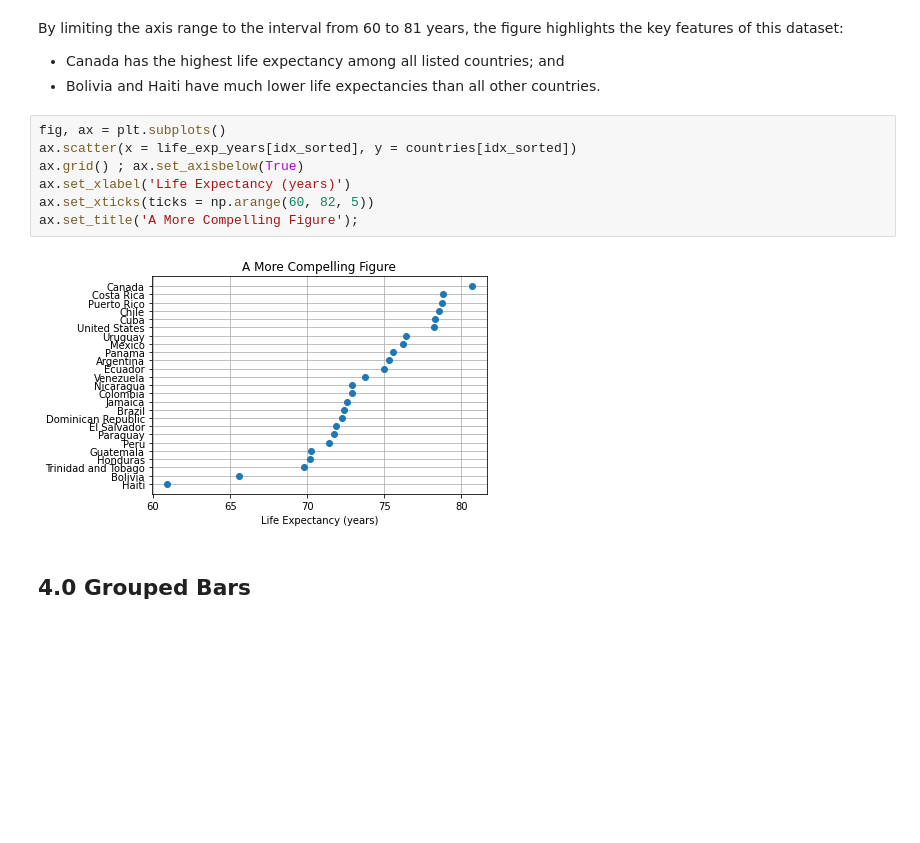
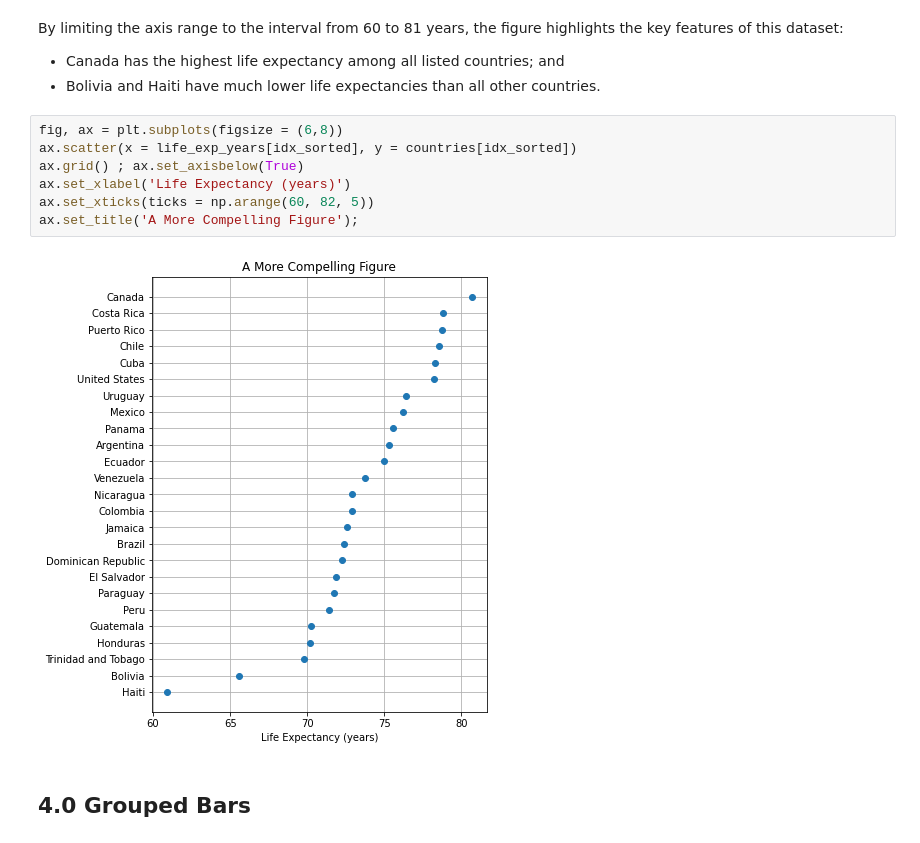
Before and after one commit to LorenzoPeve/Data-Viz, a Jupyter notebook: 02_Visualizing_Amounts/visualizing_amounts.ipynb, the cells around one changed output. Saved outputs shown, nothing was run; the diff lists cells and outputs as text; blank space fills up the shorter version.

Commit message:
Increased graph height

```diff
--- a/02_Visualizing_Amounts/visualizing_amounts.ipynb
+++ b/02_Visualizing_Amounts/visualizing_amounts.ipynb
@@ -231,14 +231,14 @@ By limiting the axis range to the interval from 60 to 81 years, the figure highl
 - Canada has the highest life expectancy among all listed countries; and
 - Bolivia and Haiti have much lower life expectancies than all other countries.
 # %%
-fig, ax = plt.subplots()
+fig, ax = plt.subplots(figsize = (6,8))
 ax.scatter(x = life_exp_years[idx_sorted], y = countries[idx_sorted])
 ax.grid() ; ax.set_axisbelow(True)
 ax.set_xlabel('Life Expectancy (years)')
 ax.set_xticks(ticks = np.arange(60, 82, 5))
 ax.set_title('A More Compelling Figure');
 # %% [output]
-[figure, old version]
+[figure, new version]
 # %% [markdown]
 ## 4.0 Grouped Bars
 # %% [markdown]
```
